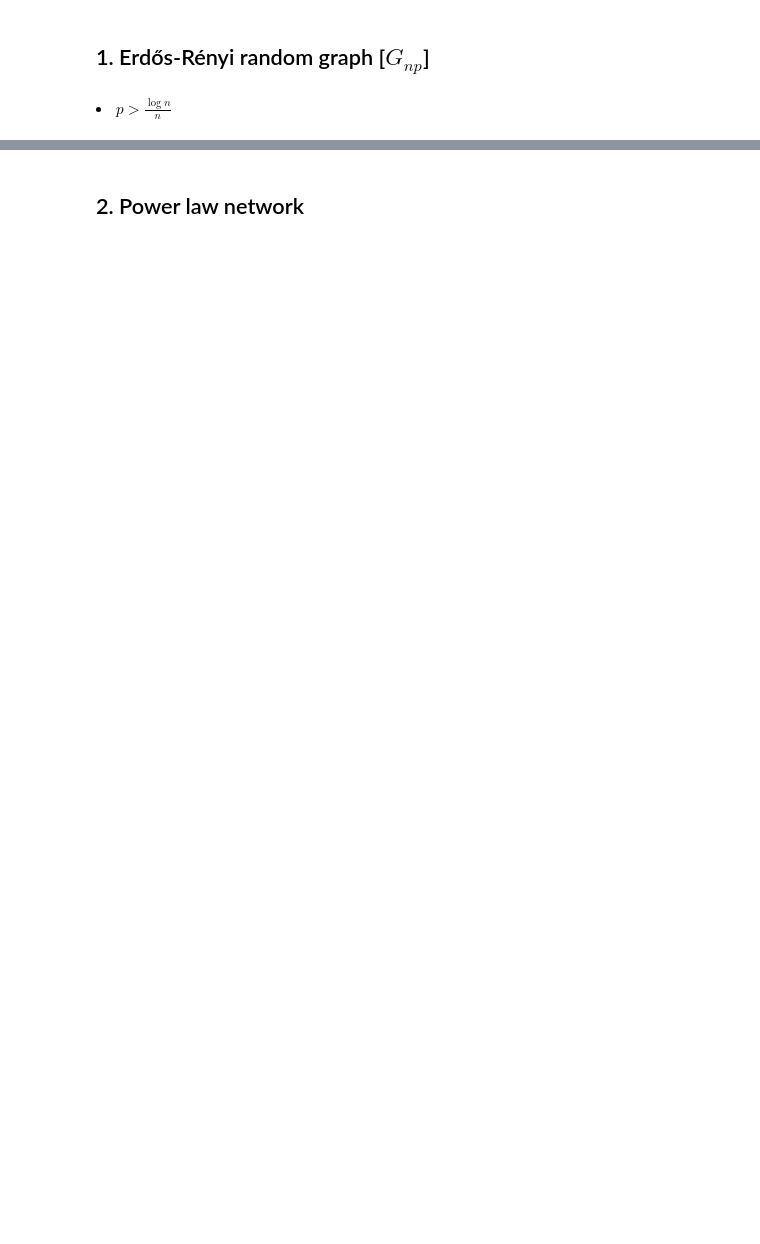
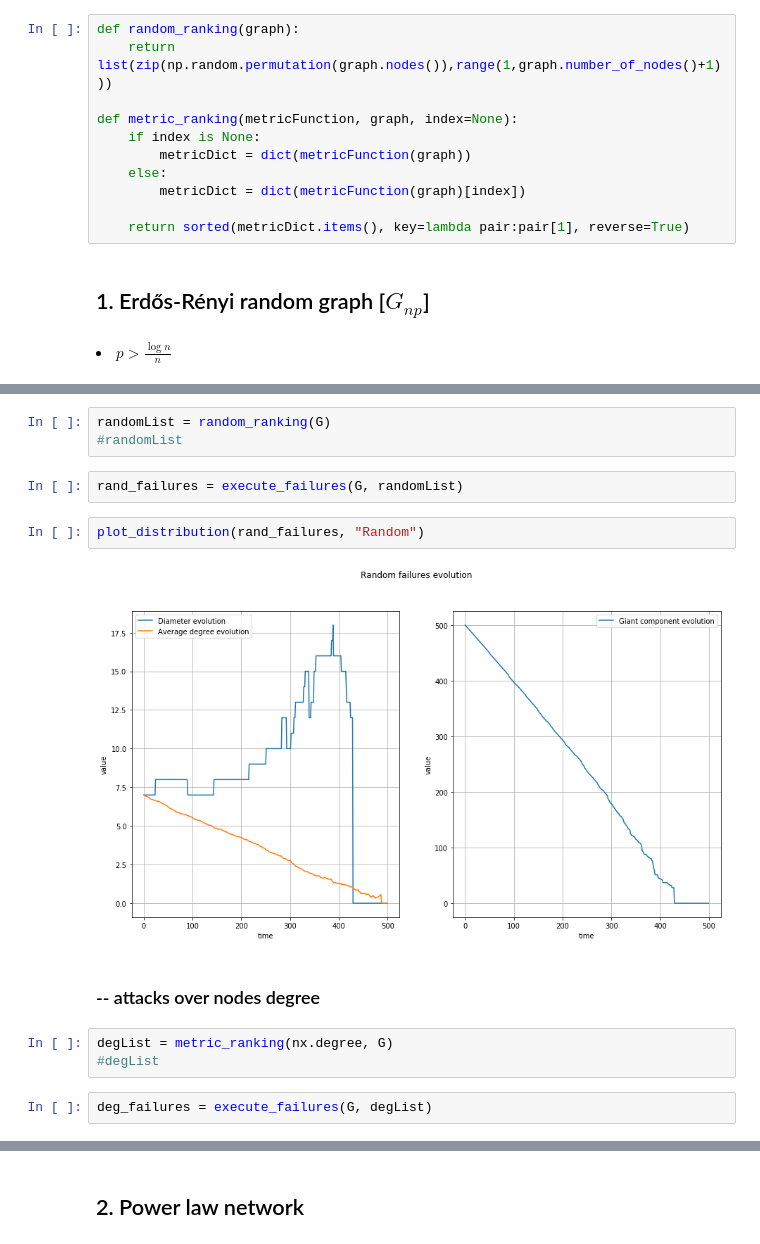
Before and after one commit to cantarinigiorgio/GraphAnalitycs, a Jupyter notebook: lab4/Fourth assignment.ipynb, the cells around one changed output, grey strips where cells are left out. Cells and saved outputs as stored; diff of their text form; blank space fills up the shorter version.

```diff
--- a/lab4/Fourth assignment.ipynb
+++ b/lab4/Fourth assignment.ipynb
@@ -16,3 +93,14 @@ from random import choice
+# %%
+def random_ranking(graph):
+    return list(zip(np.random.permutation(graph.nodes()),range(1,graph.number_of_nodes()+1)))
+
+def metric_ranking(metricFunction, graph, index=None):
+    if index is None:
+        metricDict = dict(metricFunction(graph))
+    else:
+        metricDict = dict(metricFunction(graph)[index])
+
+    return sorted(metricDict.items(), key=lambda pair:pair[1], reverse=True)
 # %% [markdown]
 ## 1. Erdős-Rényi random graph [$G_{np}$]
 <h4><li>$p>\frac{\log{n}}{n}$ </li></h4>
@@ -32,0 +123,16 @@ isinstance(..., numbers.Number)
+# %%
+randomList = random_ranking(G)
+#randomList
+# %%
+rand_failures = execute_failures(G, randomList)
+# %%
+plot_distribution(rand_failures, "Random")
+# %% [output]
+[figure, added]
+# %% [markdown]
+### -- attacks over nodes degree
+# %%
+degList = metric_ranking(nx.degree, G)
+#degList
+# %%
+deg_failures = execute_failures(G, degList)
```
Also changed, not shown: parts of 88 cells of this notebook, 1 other file.
